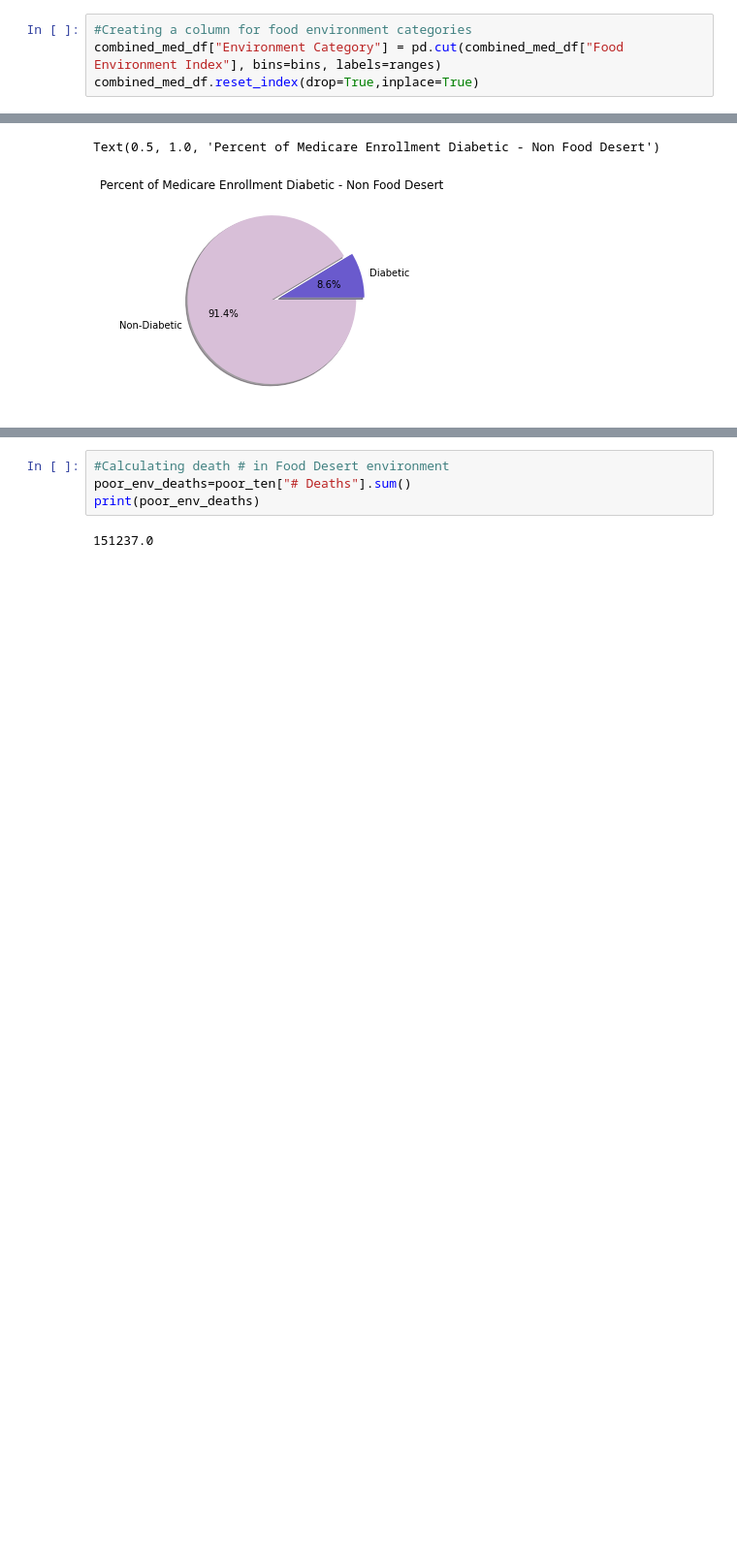
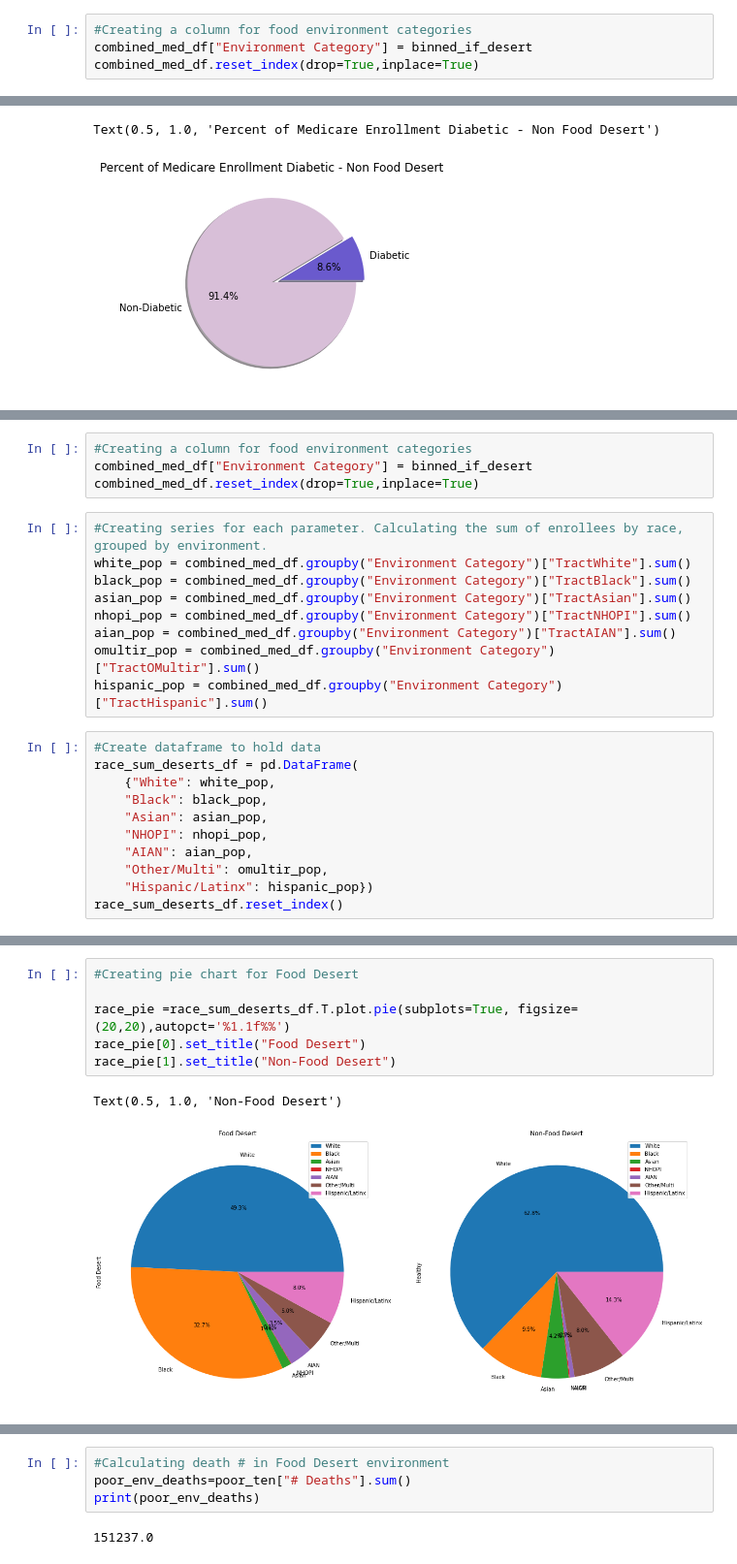
Before and after one commit to Ssimoes48/Food-Deserts-Analysis, a Jupyter notebook: Pie_Plots_2.ipynb, the cells around one changed output, grey strips where cells are left out. Shown at 97% size. Saved outputs shown, nothing was run; the diff lists cells and outputs as text; blank space fills up the shorter version.

Commit message:
finished race distribution. Delete version when cleaning

```diff
--- a/Pie_Plots_2.ipynb
+++ b/Pie_Plots_2.ipynb
@@ -205,6 +191,6 @@ Categories (2, object): [Food Desert < Healthy]
 # %%
 #Creating a column for food environment categories
-combined_med_df["Environment Category"] = pd.cut(combined_med_df["Food Environment Index"], bins=bins, labels=ranges)
+combined_med_df["Environment Category"] = binned_if_desert
 combined_med_df.reset_index(drop=True,inplace=True)
 # %%
 #Creating series for each parameter. Calculating the sum for Medicare enrollees and # of diabetics per category enrollment.
@@ -258,0 +264,24 @@ Text(0.5, 1.0, 'Percent of Medicare Enrollment Diabetic - Non Food Desert')
+# %%
+#Creating a column for food environment categories
+combined_med_df["Environment Category"] = binned_if_desert
+combined_med_df.reset_index(drop=True,inplace=True)
+# %%
+#Creating series for each parameter. Calculating the sum of enrollees by race, grouped by environment.
+white_pop = combined_med_df.groupby("Environment Category")["TractWhite"].sum()
+black_pop = combined_med_df.groupby("Environment Category")["TractBlack"].sum()
+asian_pop = combined_med_df.groupby("Environment Category")["TractAsian"].sum()
+nhopi_pop = combined_med_df.groupby("Environment Category")["TractNHOPI"].sum()
+aian_pop = combined_med_df.groupby("Environment Category")["TractAIAN"].sum()
+omultir_pop = combined_med_df.groupby("Environment Category")["TractOMultir"].sum()
+hispanic_pop = combined_med_df.groupby("Environment Category")["TractHispanic"].sum()
+# %%
+#Create dataframe to hold data
+race_sum_deserts_df = pd.DataFrame(
+    {"White": white_pop,
+    "Black": black_pop,
+    "Asian": asian_pop,
+    "NHOPI": nhopi_pop,
+    "AIAN": aian_pop,
+    "Other/Multi": omultir_pop,
+    "Hispanic/Latinx": hispanic_pop})
+race_sum_deserts_df.reset_index()
@@ -258,0 +292,9 @@ Text(0.5, 1.0, 'Percent of Medicare Enrollment Diabetic - Non Food Desert')
+# %%
+#Creating pie chart for Food Desert
+
+race_pie =race_sum_deserts_df.T.plot.pie(subplots=True, figsize=(20,20),autopct='%1.1f%%')
+race_pie[0].set_title("Food Desert")
+race_pie[1].set_title("Non-Food Desert")
+# %% [output]
+Text(0.5, 1.0, 'Non-Food Desert')
+[figure, added]
```
Also changed, not shown: parts of 7 cells of this notebook.
